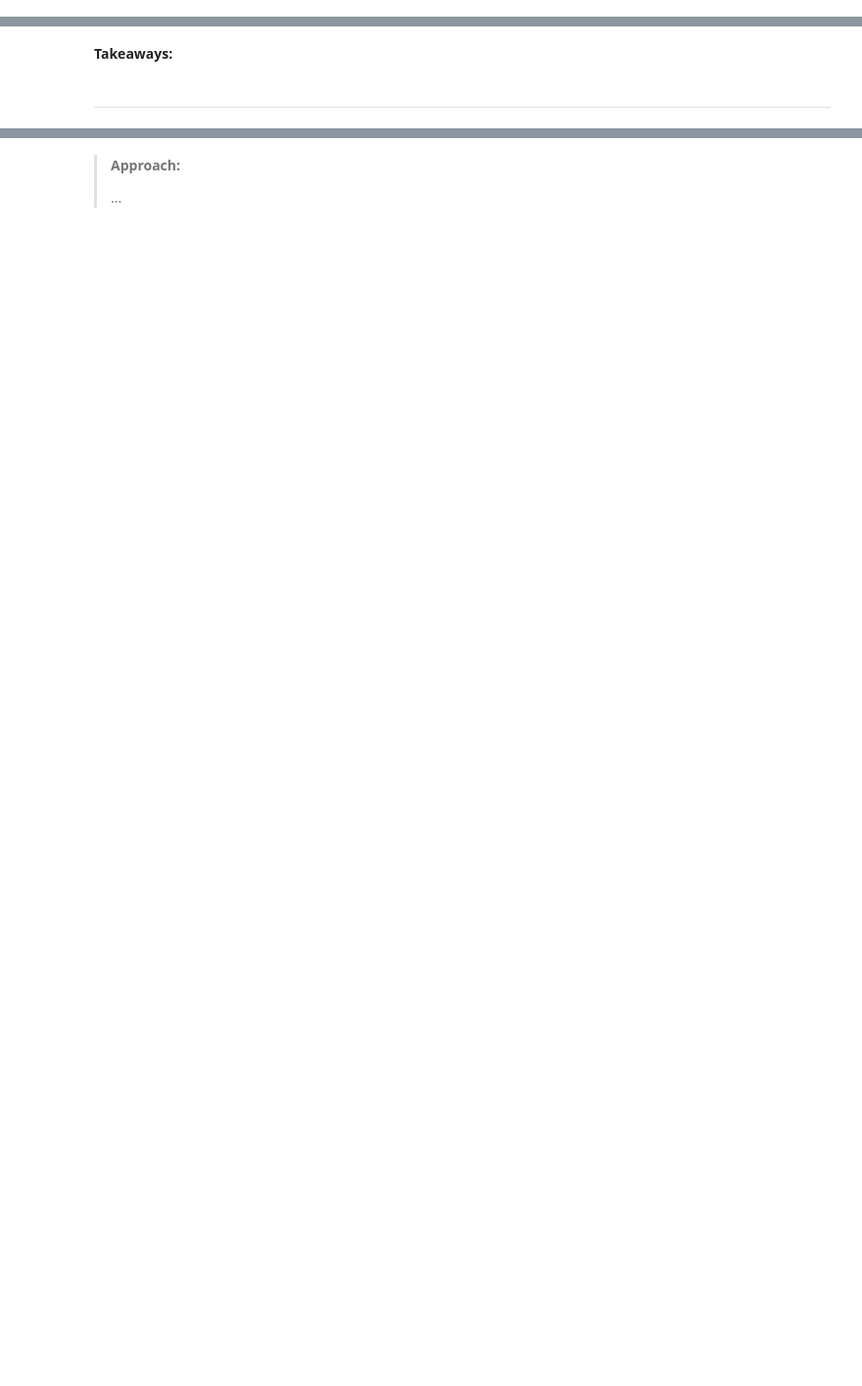
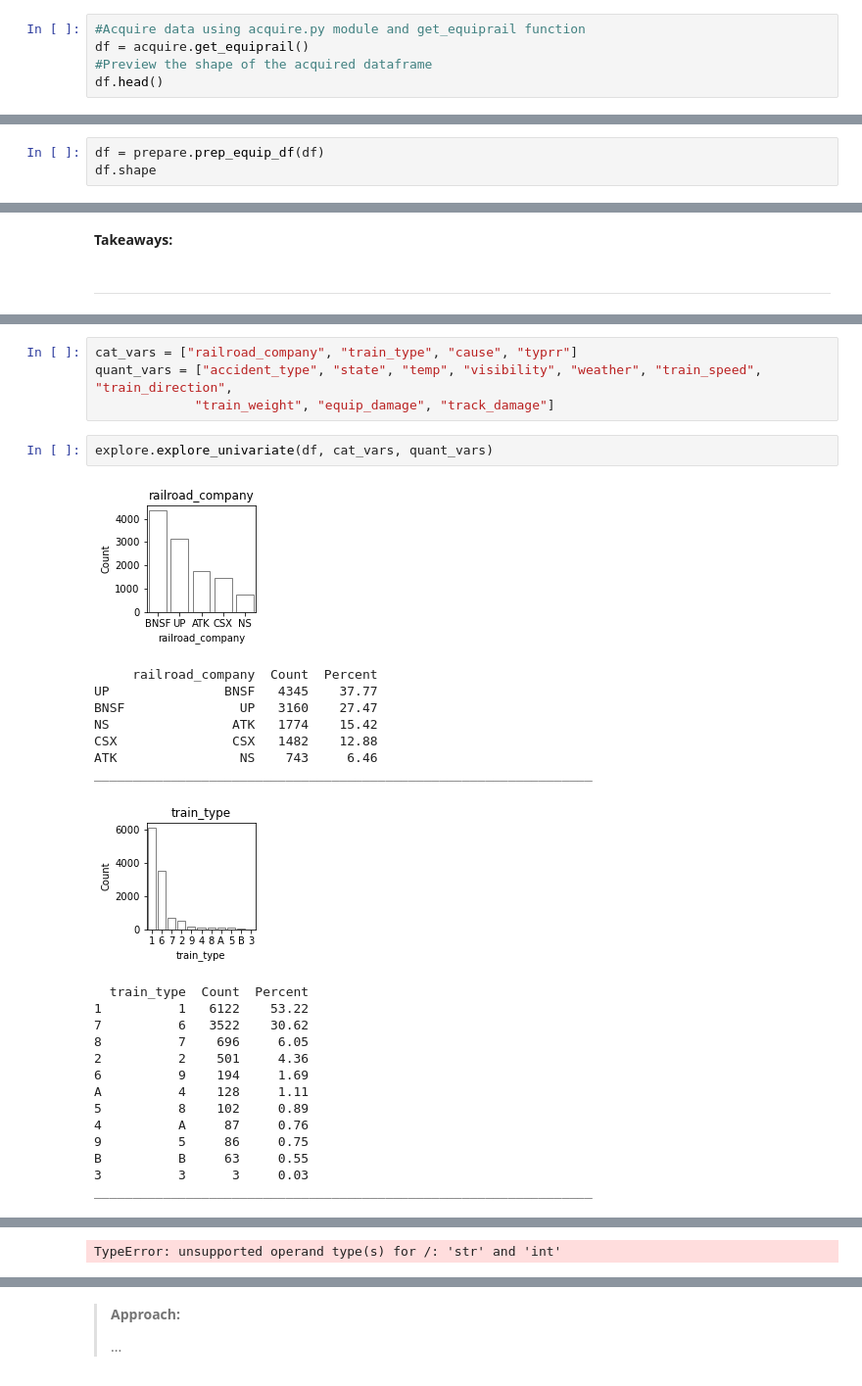
Before and after one commit to OTR-Capstone/Off_The_Rails, a Jupyter notebook: final_report_and_findings.ipynb, the cells around one changed output, grey strips where cells are left out. Shown at 98% size. Drawn from its saved outputs; the diff is of its cells as text; blank space fills up the shorter version.

Commit message:
updated report with rail equipment

```diff
--- a/final_report_and_findings.ipynb
+++ b/final_report_and_findings.ipynb
@@ -33,0 +73,5 @@ import numpy as np
+# %%
+#Acquire data using acquire.py module and get_equiprail function
+df = acquire.get_equiprail()
+#Preview the shape of the acquired dataframe
+df.head()
@@ -43,0 +97,3 @@ import numpy as np
+# %%
+df = prepare.prep_equip_df(df)
+df.shape
@@ -47,0 +117,29 @@ import numpy as np
+# %%
+cat_vars = ["railroad_company", "train_type", "cause", "typrr"]
+quant_vars = ["accident_type", "state", "temp", "visibility", "weather", "train_speed", "train_direction",
+             "train_weight", "equip_damage", "track_damage"]
+# %%
+explore.explore_univariate(df, cat_vars, quant_vars)
+# %% [output]
+[figure, added]
+     railroad_company  Count  Percent
+UP               BNSF   4345    37.77
+BNSF               UP   3160    27.47
+NS                ATK   1774    15.42
+CSX               CSX   1482    12.88
+ATK                NS    743     6.46
+_________________________________________________________________
+[figure, added]
+  train_type  Count  Percent
+1          1   6122    53.22
+7          6   3522    30.62
+8          7    696     6.05
+2          2    501     4.36
+6          9    194     1.69
+A          4    128     1.11
+5          8    102     0.89
+4          A     87     0.76
+9          5     86     0.75
+B          B     63     0.55
+3          3      3     0.03
+_________________________________________________________________
@@ -47,0 +179 @@ import numpy as np
+TypeError: unsupported operand type(s) for /: 'str' and 'int'
```
Also changed, not shown: parts of 131 cells of this notebook.
